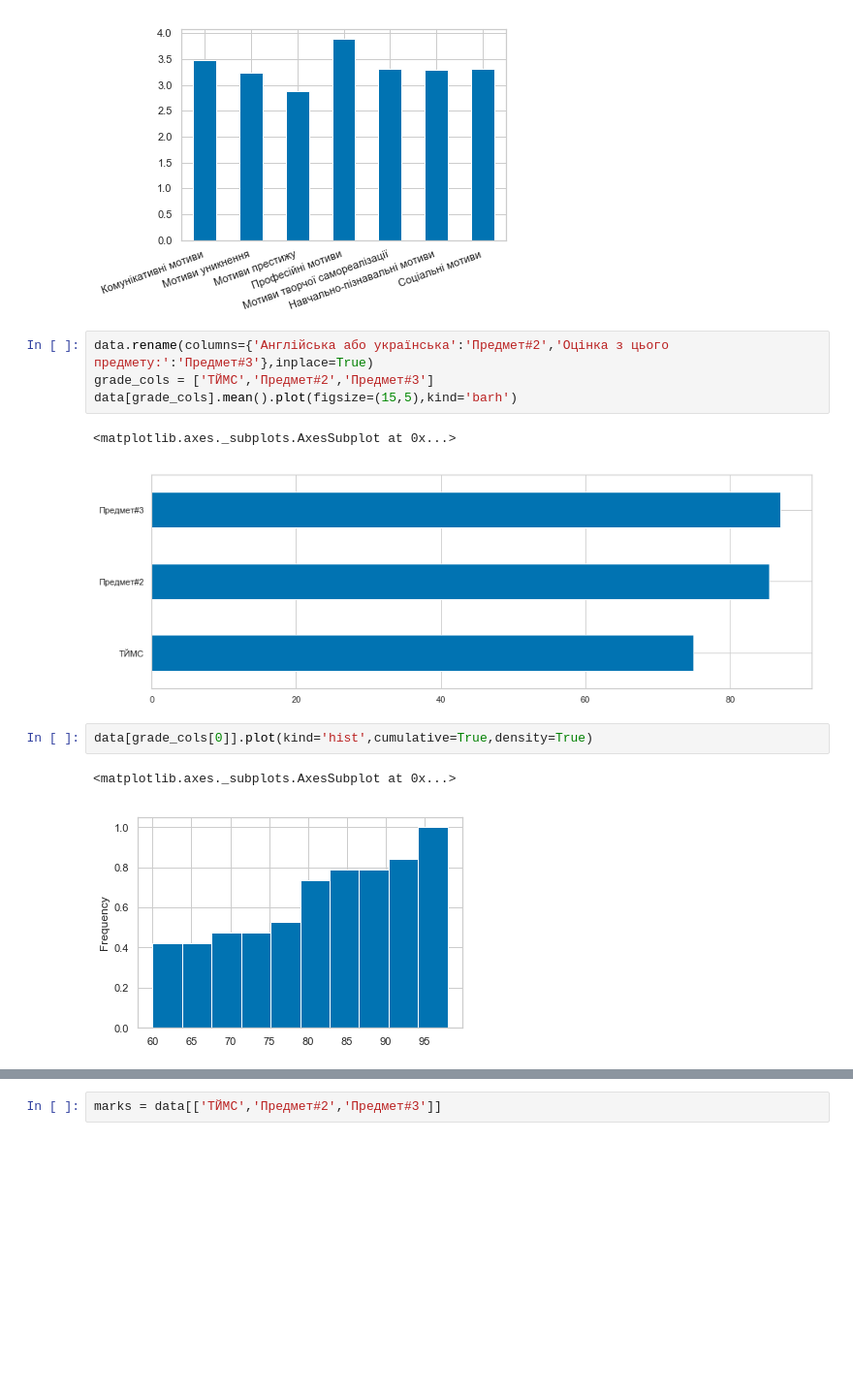
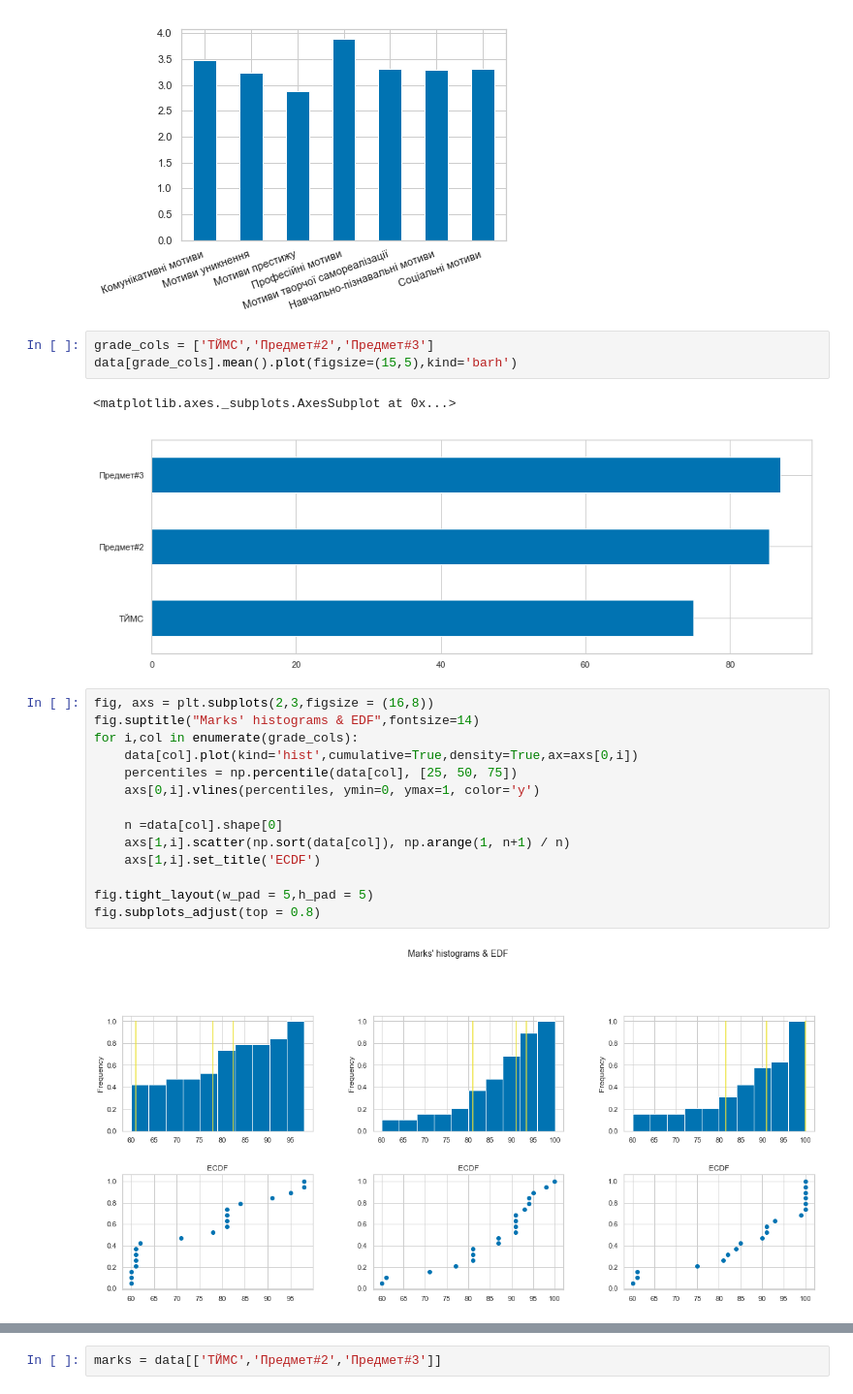
Before and after one commit to EddieKro/Data-Analysis, a Jupyter notebook: projects/poll/PM4_EDA.ipynb, the cells around one changed output, grey strips where cells are left out. Shown at 97% size. Cells and saved outputs as stored; diff of their text form; blank space fills up the shorter version.

```diff
--- a/projects/poll/PM4_EDA.ipynb
+++ b/projects/poll/PM4_EDA.ipynb
@@ -211,15 +211,25 @@ plt.xticks(rotation=20,ha="right");
 # %% [output]
 [figure]
 # %%
-data.rename(columns={'Англійська або українська':'Предмет#2','Оцінка з цього предмету:':'Предмет#3'},inplace=True)
 grade_cols = ['ТЙМС','Предмет#2','Предмет#3']
 data[grade_cols].mean().plot(figsize=(15,5),kind='barh')
 # %% [output]
 <matplotlib.axes._subplots.AxesSubplot at 0x...>
 [figure]
-# %%
-data[grade_cols[0]].plot(kind='hist',cumulative=True,density=True)
-# %% [output]
-<matplotlib.axes._subplots.AxesSubplot at 0x...>
-[figure, removed]
+# %%
+fig, axs = plt.subplots(2,3,figsize = (16,8))
+fig.suptitle("Marks' histograms & EDF",fontsize=14)
+for i,col in enumerate(grade_cols):
+    data[col].plot(kind='hist',cumulative=True,density=True,ax=axs[0,i])
+    percentiles = np.percentile(data[col], [25, 50, 75])
+    axs[0,i].vlines(percentiles, ymin=0, ymax=1, color='y')
+
+    n =data[col].shape[0]
+    axs[1,i].scatter(np.sort(data[col]), np.arange(1, n+1) / n)
+    axs[1,i].set_title('ECDF')
+
+fig.tight_layout(w_pad = 5,h_pad = 5)
+fig.subplots_adjust(top = 0.8)
+# %% [output]
+[figure, added]
 # %% [markdown]
```
Also changed, not shown: parts of 4 cells of this notebook.
